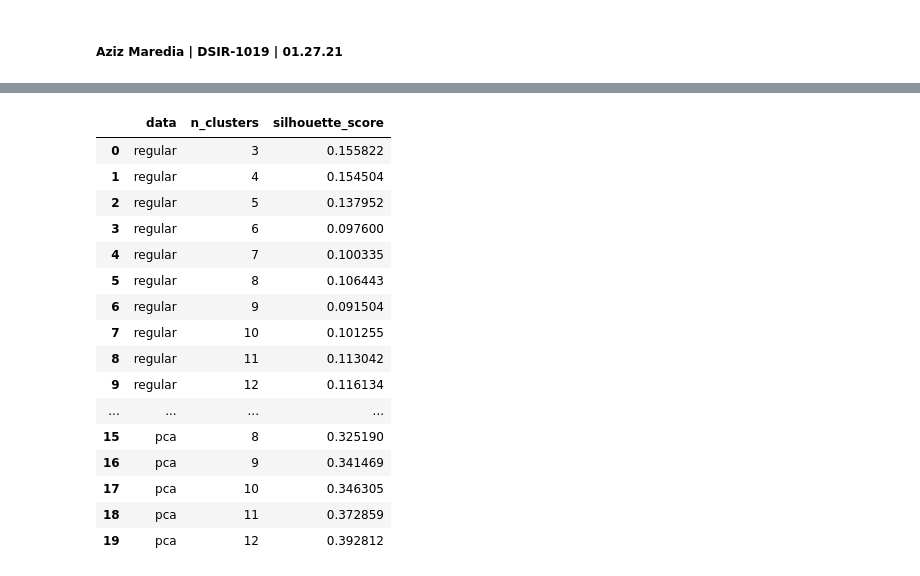
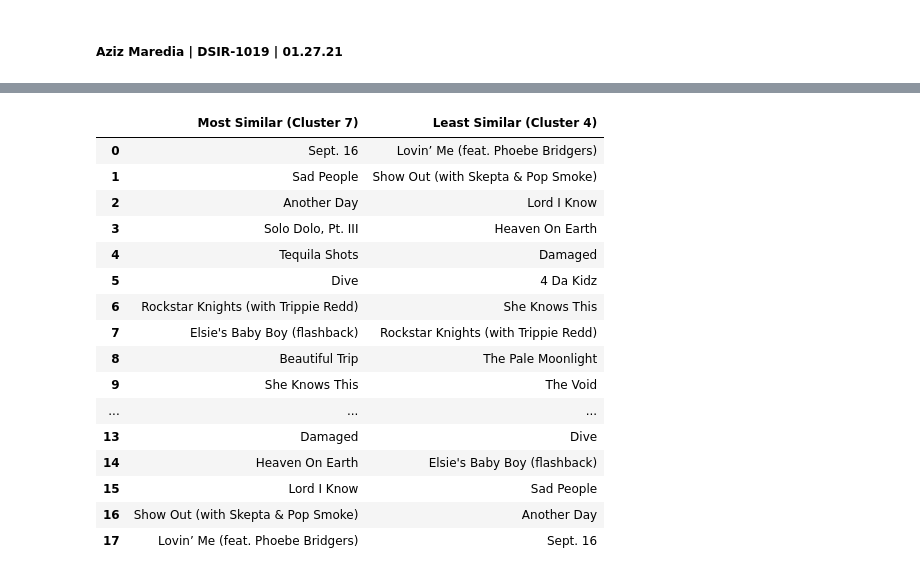
Before and after one commit to mattmcknight13/Sortify, a Jupyter notebook: notebooks/4_modeling_recommender_system.ipynb, the cells around one changed output, grey strips where cells are left out. Cells and saved outputs as stored; diff of their text form; code cells hidden in the pictures.

```diff
--- a/notebooks/4_modeling_recommender_system.ipynb
+++ b/notebooks/4_modeling_recommender_system.ipynb
@@ -82,2 +202,28 @@ km_tests, model = cluster_user_tracks()
+# %%
+x = optimal_cluster_df['mean_cosine_sim'].index[-1]
+least_similar = pd.DataFrame(similarity_df[x].sort_values(ascending = False).index).rename(columns = {'track':f'Least Similar ({x})'})
+# %%
+x3 = optimal_cluster_df['mean_cosine_sim'].index[0]
+most_similar = pd.DataFrame(similarity_df[x3].sort_values(ascending = False).index).rename(columns = {'track':f'Most Similar ({x3})'})
+# %%
+pd.concat([most_similar, least_similar], axis = 1)
+# %% [output]
+|  | Most Similar (Cluster 7) | Least Similar (Cluster 4) |
+| 0 | Sept. 16 | Lovin’ Me (feat. Phoebe Bridgers) |
+| 1 | Sad People | Show Out (with Skepta & Pop Smoke) |
+| 2 | Another Day | Lord I Know |
+| 3 | Solo Dolo, Pt. III | Heaven On Earth |
+| 4 | Tequila Shots | Damaged |
+| 5 | Dive | 4 Da Kidz |
+| 6 | Rockstar Knights (with Trippie Redd) | She Knows This |
+| 7 | Elsie's Baby Boy (flashback) | Rockstar Knights (with Trippie Redd) |
+| 8 | Beautiful Trip | The Pale Moonlight |
+| 9 | She Knows This | The Void |
+| ... | ... | ... |
+| 13 | Damaged | Dive |
+| 14 | Heaven On Earth | Elsie's Baby Boy (flashback) |
+| 15 | Lord I Know | Sad People |
+| 16 | Show Out (with Skepta & Pop Smoke) | Another Day |
+| 17 | Lovin’ Me (feat. Phoebe Bridgers) | Sept. 16 |
 # %%
 tracks = pd.concat([tracks, pd.DataFrame(model.labels_)], axis = 1).rename(columns = {0:'cluster'})
@@ -86,23 +231,3 @@ cluster_tracks = tracks.groupby(by = 'cluster').mean()[['danceability', 'energy'
-# %%
-km_tests
-# %% [output]
-|  | data | n_clusters | silhouette_score |
-| 0 | regular | 3 | 0.155822 |
-| 1 | regular | 4 | 0.154504 |
-| 2 | regular | 5 | 0.137952 |
-| 3 | regular | 6 | 0.097600 |
-| 4 | regular | 7 | 0.100335 |
-| 5 | regular | 8 | 0.106443 |
-| 6 | regular | 9 | 0.091504 |
-| 7 | regular | 10 | 0.101255 |
-| 8 | regular | 11 | 0.113042 |
-| 9 | regular | 12 | 0.116134 |
-| ... | ... | ... | ... |
-| 15 | pca | 8 | 0.325190 |
-| 16 | pca | 9 | 0.341469 |
-| 17 | pca | 10 | 0.346305 |
-| 18 | pca | 11 | 0.372859 |
-| 19 | pca | 12 | 0.392812 |
 # %%
 cluster_tracks
 # %% [output]
```
Also changed, not shown: parts of 35 cells of this notebook, 20 other files.
